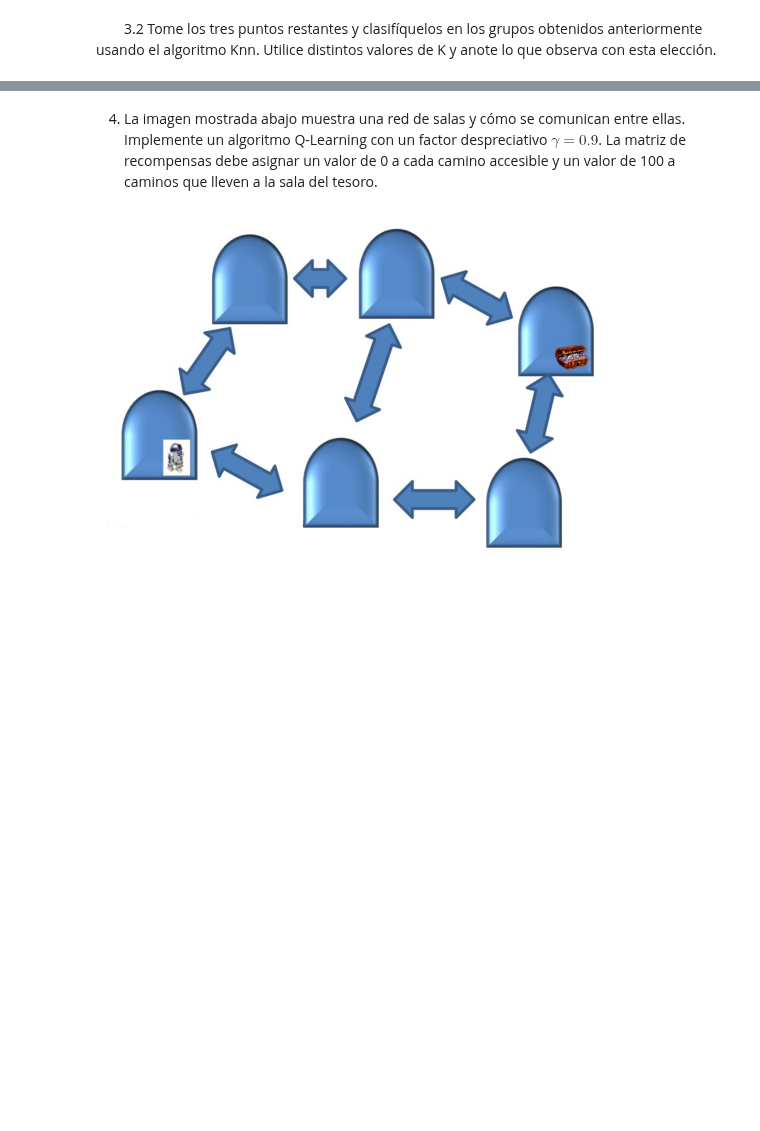
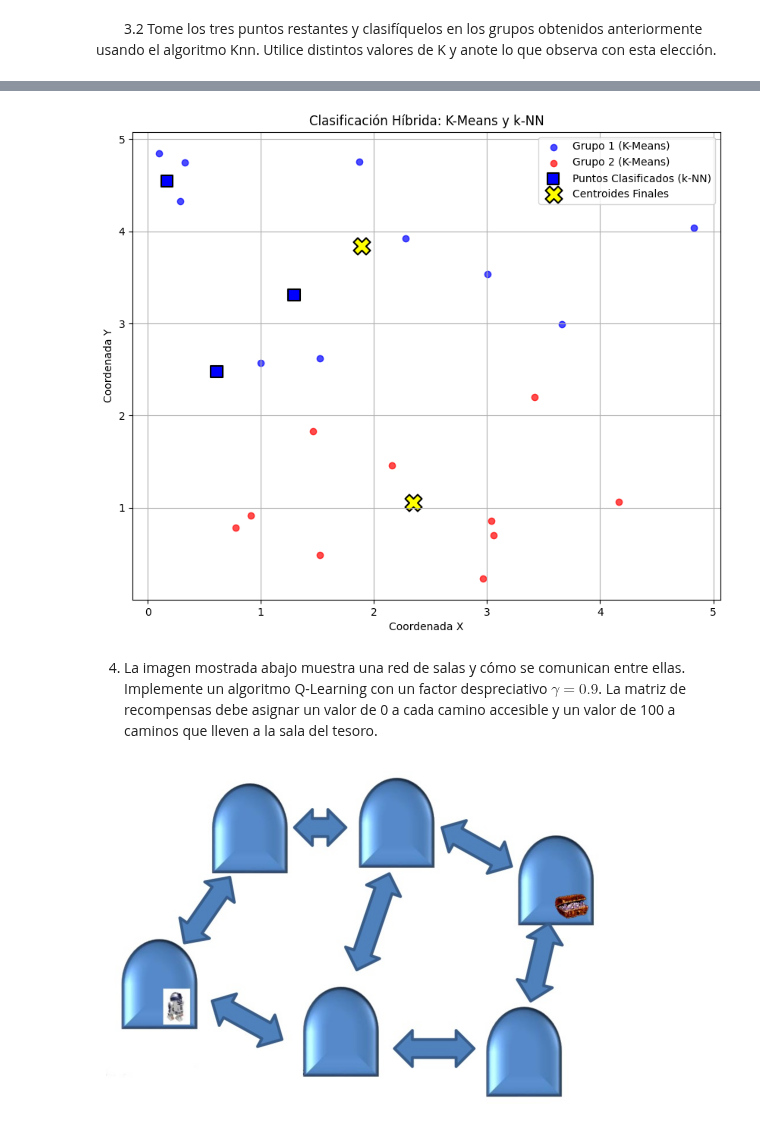
Before and after one commit to FrancoDujanoff/IA_Grupo4, a Jupyter notebook: TP8.ipynb, the cells around one changed output, grey strips where cells are left out. Drawn from its saved outputs; the diff is of its cells as text; code cells hidden in the pictures; blank space fills up the shorter version.

```diff
--- a/TP8.ipynb
+++ b/TP8.ipynb
@@ -49,3 +131,87 @@ En un algoritmo supervisado, el algoritmo aprende a partir de un conjunto de dat
 # %% [markdown]
 
 &emsp;&emsp;3.2 Tome los tres puntos restantes y clasifíquelos en los grupos obtenidos anteriormente usando el algoritmo Knn. Utilice distintos valores de K y anote lo que observa con esta elección.
+# %%
+import numpy as np
+import matplotlib.pyplot as plt
+
+def ejecutar_kmeans_y_knn():
+
+    np.random.seed(42)
+    datos = np.random.rand(23, 2) * 5
+    puntos_a_clasificar = datos[:20]
+    puntos_restantes = datos[20:]
+
+    k = 2
+    max_iter = 30
+
+    centroides = np.random.rand(k, 2) * 5
+
+    for i in range(max_iter):
+        centroides_anteriores = centroides.copy()
+
+        # Asignación
+        asignaciones = np.zeros(puntos_a_clasificar.shape[0], dtype=int)
+        for j, punto in enumerate(puntos_a_clasificar):
+            distancias = [np.linalg.norm(punto - centroide) for centroide in centroides]
+            asignaciones[j] = np.argmin(distancias)
+
+        # Actualización
+        for cluster_idx in range(k):
+            puntos_en_cluster = puntos_a_clasificar[asignaciones == cluster_idx]
+            if len(puntos_en_cluster) > 0:
+                centroides[cluster_idx] = puntos_en_cluster.mean(axis=0)
+
+        # Verificación de Convergencia
+        if np.array_equal(centroides, centroides_anteriores):
+            print(f"Algoritmo K-Means convergido en la iteración {i+1}.")
+            break
+        if i == max_iter - 1:
+            print(f"K-Means alcanzó el máximo de {max_iter} iteraciones.")
+
+    k_vecinos = 3 #Numero de vecinos
+    predicciones_knn = []
+
+    print(f"\n--- Clasificando {len(puntos_restantes)} puntos restantes con k-NN (k={k_vecinos}) ---")
+
+    for punto_nuevo in puntos_restantes:
+        #Calculamos distancias
+        distancias = [np.linalg.norm(punto_nuevo - p) for p in puntos_a_clasificar]
+
+        indices_vecinos = np.argsort(distancias)[:k_vecinos]
+
+        etiquetas_vecinos = asignaciones[indices_vecinos]
+
+        #Nos fijamos que grupo es mas comun en los vecinos
+        prediccion = np.bincount(etiquetas_vecinos).argmax()
+        predicciones_knn.append(prediccion)
+        print(f"Punto {np.round(punto_nuevo, 2)} asignado al Grupo {prediccion + 1}")
+
+    #Grafico
+    plt.figure(figsize=(10, 8))
+    colores = ['blue', 'red']
+
+    for cluster_idx in range(k):
+        puntos_del_cluster = puntos_a_clasificar[asignaciones == cluster_idx]
+        plt.scatter(puntos_del_cluster[:, 0], puntos_del_cluster[:, 1],
+                    c=colores[cluster_idx], label=f'Grupo {cluster_idx + 1} (K-Means)', alpha=0.7)
+
+    #Los nuevos 3 puntos
+    colores_nuevos = [colores[p] for p in predicciones_knn]
+    plt.scatter(puntos_restantes[:, 0], puntos_restantes[:, 1],
+                c=colores_nuevos, marker='s', s=120,
+                edgecolors='black', linewidth=1.5, label='Puntos Clasificados (k-NN)')
+
+    #Centroides finales
+    plt.scatter(centroides[:, 0], centroides[:, 1], c='yellow', marker='X', s=250,
+                edgecolors='black', linewidth=1.5, label='Centroides Finales')
+
+    plt.title('Clasificación Híbrida: K-Means y k-NN')
+    plt.xlabel('Coordenada X')
+    plt.ylabel('Coordenada Y')
+    plt.legend()
+    plt.grid(True)
+    plt.show()
+
+ejecutar_kmeans_y_knn()
+# %% [output]
@@ -52,3 +224,4 @@ En un algoritmo supervisado, el algoritmo aprende a partir de un conjunto de dat
+[figure, added]
 # %% [markdown]
 4. La imagen mostrada abajo muestra una red de salas y cómo se comunican entre ellas. Implemente un algoritmo Q-Learning con un factor despreciativo $γ = 0.9$. La matriz de recompensas debe asignar un valor de 0 a cada camino accesible y un valor de 100 a caminos que lleven a la sala del tesoro.
 # %%
```
Also changed, not shown: parts of 2 cells of this notebook.
